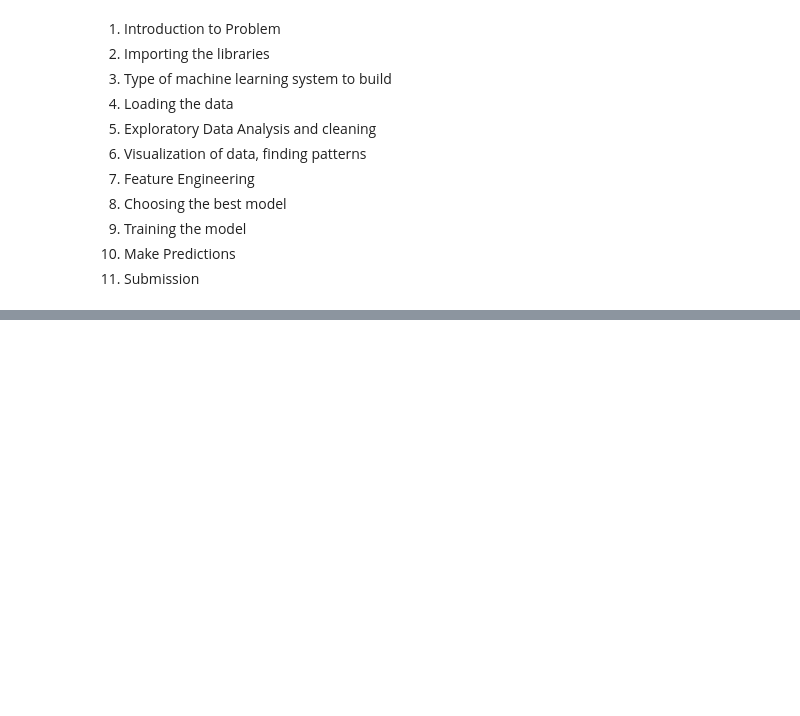
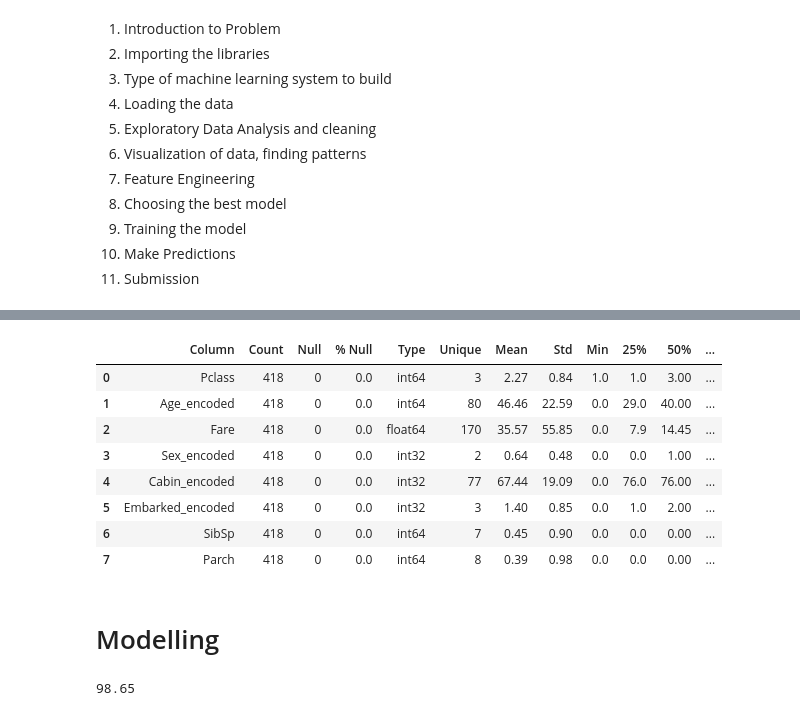
Before and after one commit to MillanAir/titanic_survivors, a Jupyter notebook: titanic.ipynb, the cells around one changed output, grey strips where cells are left out. Saved outputs shown, nothing was run; the diff lists cells and outputs as text; code cells hidden in the pictures; blank space fills up the shorter version.

Commit message:
submissions RFC

```diff
--- a/titanic.ipynb
+++ b/titanic.ipynb
@@ -179,0 +192,7 @@ describe_data(train)
+# %%
+test['Sex_encoded'] = label_encoder.fit_transform(test['Sex'])
+test['Embarked_encoded'] = label_encoder.fit_transform(test['Embarked'])
+test['Cabin_encoded'] = label_encoder.fit_transform(test['Cabin'])
+test['Age_encoded'] = label_encoder.fit_transform(test['Age'])
+# %%
+test_X = test[['Pclass', 'Age_encoded', 'Fare', 'Sex_encoded', 'Cabin_encoded', 'Embarked_encoded', 'SibSp', 'Parch']]
@@ -179,0 +204,26 @@ describe_data(train)
+# %%
+info_data(test_X)
+# %% [output]
+|  | Column | Count | Null | % Null | Type | Unique | Mean | Std | Min | 25% | 50% | ... |
+| 0 | Pclass | 418 | 0 | 0.0 | int64 | 3 | 2.27 | 0.84 | 1.0 | 1.0 | 3.00 | ... |
+| 1 | Age_encoded | 418 | 0 | 0.0 | int64 | 80 | 46.46 | 22.59 | 0.0 | 29.0 | 40.00 | ... |
+| 2 | Fare | 418 | 0 | 0.0 | float64 | 170 | 35.57 | 55.85 | 0.0 | 7.9 | 14.45 | ... |
+| 3 | Sex_encoded | 418 | 0 | 0.0 | int32 | 2 | 0.64 | 0.48 | 0.0 | 0.0 | 1.00 | ... |
+| 4 | Cabin_encoded | 418 | 0 | 0.0 | int32 | 77 | 67.44 | 19.09 | 0.0 | 76.0 | 76.00 | ... |
+| 5 | Embarked_encoded | 418 | 0 | 0.0 | int32 | 3 | 1.40 | 0.85 | 0.0 | 1.0 | 2.00 | ... |
+| 6 | SibSp | 418 | 0 | 0.0 | int64 | 7 | 0.45 | 0.90 | 0.0 | 0.0 | 0.00 | ... |
+| 7 | Parch | 418 | 0 | 0.0 | int64 | 8 | 0.39 | 0.98 | 0.0 | 0.0 | 0.00 | ... |
+# %% [markdown]
+# Modelling
+# %%
+rfc = RandomForestClassifier(n_estimators=100)
+rfc.fit(X_train, y_train.values.ravel())
+rfc_pred = rfc.predict(X_test)
+
+rfc_submission = pd.DataFrame({'PassengerId': test['PassengerId'], 'Survived': rfc_pred})
+
+#score
+rfc_score = round(rfc.score(X_train, y_train) * 100, 2)
+print(rfc_score)
+# %% [output]
+98.65
```
Also changed, not shown: parts of 24 cells of this notebook, 1 other file.
